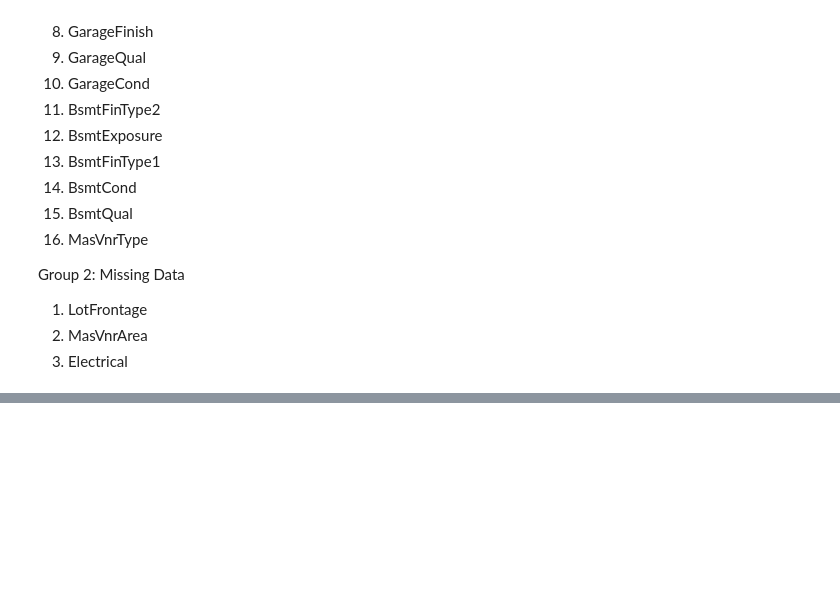
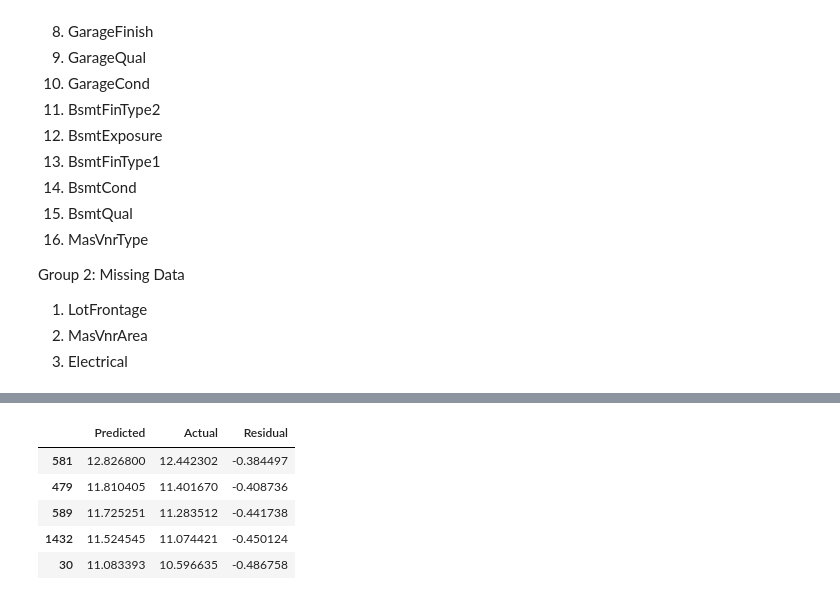
Before and after one commit to gunikatulsyan/real-estate-price-analyzer, a Jupyter notebook: notebooks/01_data_understanding.ipynb, the cells around one changed output, grey strips where cells are left out. Cells and saved outputs as stored; diff of their text form; code cells hidden in the pictures; blank space fills up the shorter version.

```diff
--- a/notebooks/01_data_understanding.ipynb
+++ b/notebooks/01_data_understanding.ipynb
@@ -190,0 +193,9 @@ np.int64(0)
+# %%
+outliers.tail(5)
+# %% [output]
+|  | Predicted | Actual | Residual |
+| 581 | 12.826800 | 12.442302 | -0.384497 |
+| 479 | 11.810405 | 11.401670 | -0.408736 |
+| 589 | 11.725251 | 11.283512 | -0.441738 |
+| 1432 | 11.524545 | 11.074421 | -0.450124 |
+| 30 | 11.083393 | 10.596635 | -0.486758 |
```
Also changed, not shown: parts of 13 cells of this notebook.
